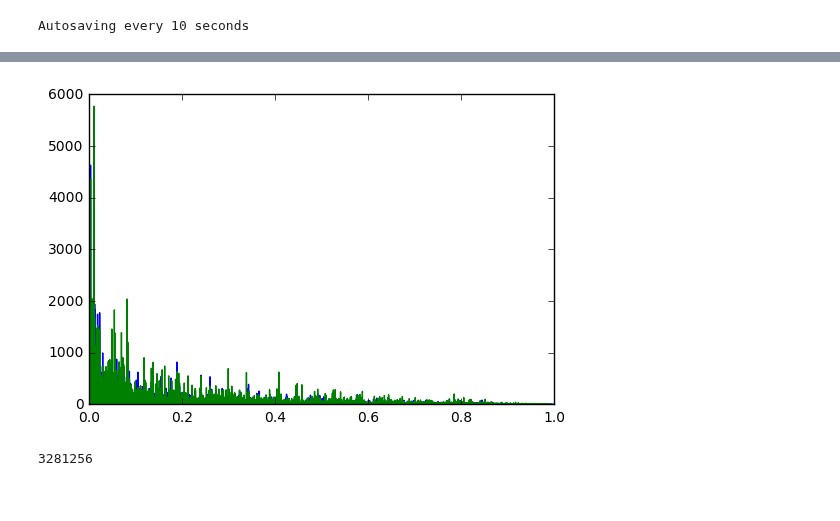
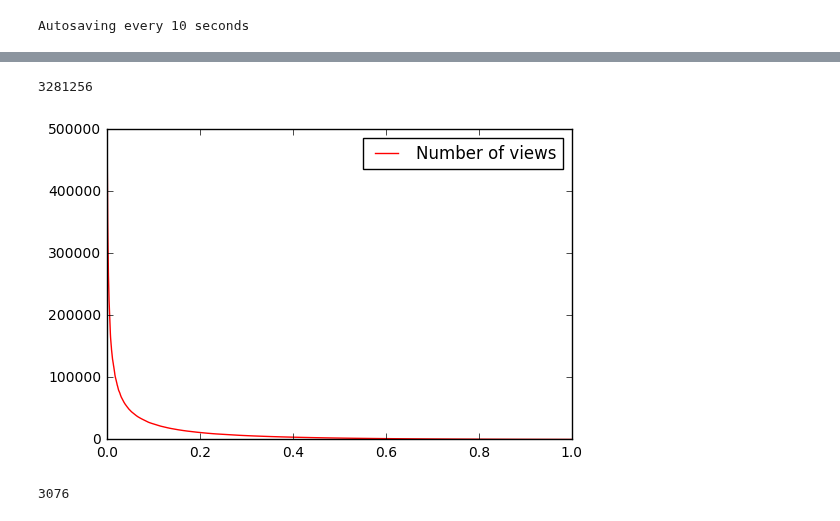
Before and after one commit to SubhankarGhosh/NetworkX, a Jupyter notebook: Trials.ipynb, the cells around one changed output, grey strips where cells are left out. Saved outputs shown, nothing was run; the diff lists cells and outputs as text; code cells hidden in the pictures.

```diff
--- a/Trials.ipynb
+++ b/Trials.ipynb
@@ -596,7 +596,7 @@ nratings             113
 ncomments             65
 Name: 800, dtype: object
 # %%
-vidsdf = [(index,row['nviews'],row['nratings'],row['ncomments']) for index, row in df.iterrows()]
+vidsdf = [(index,row['nviews'],row['nratings'],row['ncomments'],row['rating']) for index, row in df.iterrows()]
 # %%
 #print(vidsdf)
 # %%
@@ -608,7 +608,7 @@ vidsdf.sort(key = lambda ele : ele[1], reverse=True)
 #print(vidsdf)
 # %%
 #nviewslst = [b for a,b,c,d in vidsdfsorted]
-nviewslst = [b for a,b,c,d in vidsdf]
+nviewslst = [b for a,b,c,d,e in vidsdf]
 # %%
 #nviewslst.sort(reverse=True)
 #print(nviewslst)
@@ -642,11 +639,15 @@ plt.show()
-# %%
-plt.plot(t,nratingslst,'b')
-plt.plot(t,ncommentslst,'g')
-plt.ylim(0, 6000)
-plt.show()
-# %% [output]
-[figure, removed]
 # %%
 nviewslst[0]
 # %% [output]
 3281256
+# %%
+plt.plot(t,nviewslst,'r', label='Number of views')
+plt.legend(loc='upper right')
+plt.ylim(0, 500000)
+plt.show()
+# %% [output]
+[figure, added]
+# %%
+nratingslst[0]
+# %% [output]
+3076
```
Also changed, not shown: parts of 8 cells of this notebook, 1 other file.
